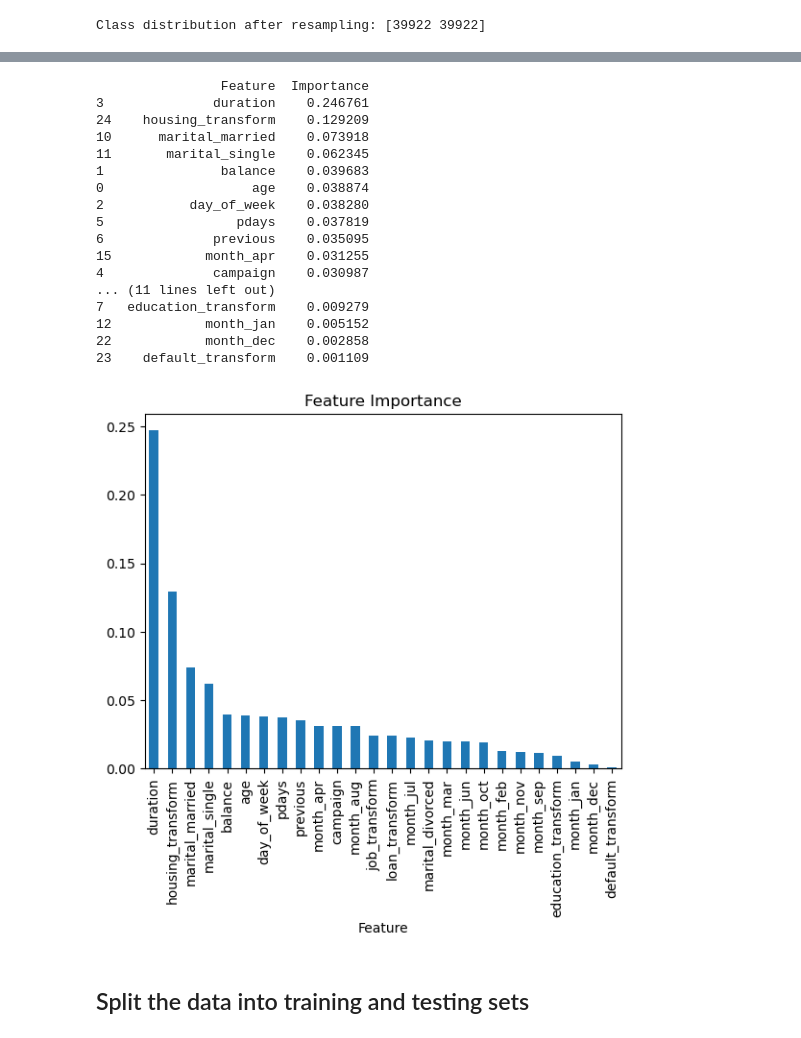
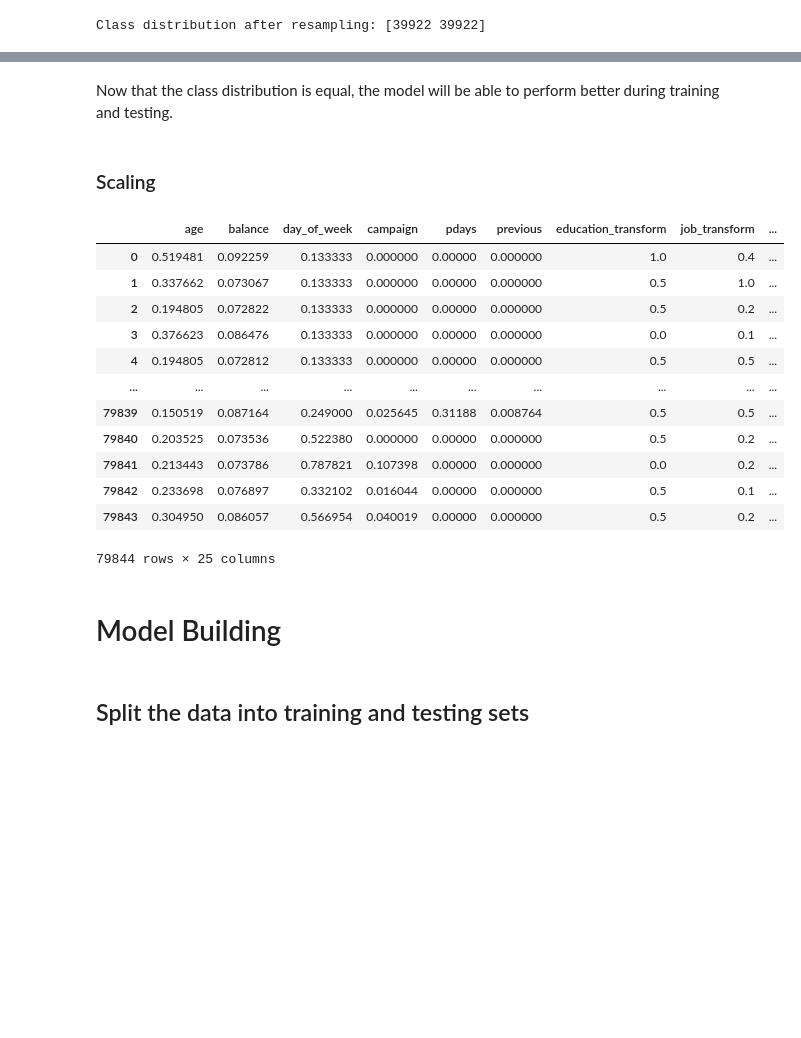
Before and after one commit to Aditya-k-23/Bank-Marketing, a Jupyter notebook: Analysis.ipynb, the cells around one changed output, grey strips where cells are left out. Drawn from its saved outputs; the diff is of its cells as text; code cells hidden in the pictures; blank space fills up the shorter version.

```diff
--- a/Analysis.ipynb
+++ b/Analysis.ipynb
@@ -439,42 +431,30 @@ plt.show()
-# %%
-# Train a simple model
-rf = RandomForestClassifier(random_state=42)
-rf.fit(X_resampled, y_resampled)
-
-# Get feature importance
-feature_importances = pd.DataFrame({
-    'Feature': X_resampled.columns,
-    'Importance': rf.feature_importances_
-}).sort_values(by='Importance', ascending=False)
-
-print(feature_importances)
-
-# Visualize feature importance
-feature_importances.plot(kind='bar', x='Feature', y='Importance', legend=False)
-plt.title('Feature Importance')
-plt.show()
-# %% [output]
-                Feature  Importance
-3              duration    0.246761
-24    housing_transform    0.129209
-10      marital_married    0.073918
-11       marital_single    0.062345
-1               balance    0.039683
-0                   age    0.038874
-2           day_of_week    0.038280
-5                 pdays    0.037819
-6              previous    0.035095
-15            month_apr    0.031255
-4              campaign    0.030987
-... (11 lines left out)
-7   education_transform    0.009279
-12            month_jan    0.005152
-22            month_dec    0.002858
-23    default_transform    0.001109
-[figure, removed]
-# %%
-# Drop irrelevant features
-X_resampled = X_resampled.drop(['duration'],axis=1)
+# %% [markdown]
+Now that the class distribution is equal, the model will be able to perform better during training and testing.
+# %% [markdown]
+### Scaling
+# %%
+# Drop `duration` since it is only known after a call has concluded - which by then the outcome is also known
+X_resampled.drop('duration', axis=1, inplace=True)
+# %%
+# Scale data
+X_resampled_scaled = pd.DataFrame(scaler.fit_transform(X_resampled), columns=X_resampled.columns)
+X_resampled_scaled
+# %% [output]
+|  | age | balance | day_of_week | campaign | pdays | previous | education_transform | job_transform | ... |
+| 0 | 0.519481 | 0.092259 | 0.133333 | 0.000000 | 0.00000 | 0.000000 | 1.0 | 0.4 | ... |
+| 1 | 0.337662 | 0.073067 | 0.133333 | 0.000000 | 0.00000 | 0.000000 | 0.5 | 1.0 | ... |
+| 2 | 0.194805 | 0.072822 | 0.133333 | 0.000000 | 0.00000 | 0.000000 | 0.5 | 0.2 | ... |
+| 3 | 0.376623 | 0.086476 | 0.133333 | 0.000000 | 0.00000 | 0.000000 | 0.0 | 0.1 | ... |
+| 4 | 0.194805 | 0.072812 | 0.133333 | 0.000000 | 0.00000 | 0.000000 | 0.5 | 0.5 | ... |
+| ... | ... | ... | ... | ... | ... | ... | ... | ... | ... |
+| 79839 | 0.150519 | 0.087164 | 0.249000 | 0.025645 | 0.31188 | 0.008764 | 0.5 | 0.5 | ... |
+| 79840 | 0.203525 | 0.073536 | 0.522380 | 0.000000 | 0.00000 | 0.000000 | 0.5 | 0.2 | ... |
+| 79841 | 0.213443 | 0.073786 | 0.787821 | 0.107398 | 0.00000 | 0.000000 | 0.0 | 0.2 | ... |
+| 79842 | 0.233698 | 0.076897 | 0.332102 | 0.016044 | 0.00000 | 0.000000 | 0.5 | 0.1 | ... |
+| 79843 | 0.304950 | 0.086057 | 0.566954 | 0.040019 | 0.00000 | 0.000000 | 0.5 | 0.2 | ... |
+79844 rows × 25 columns
+# %% [markdown]
+# Model Building
 # %% [markdown]
 ## Split the data into training and testing sets
 # %%
```
Also changed, not shown: parts of 15 cells of this notebook.
